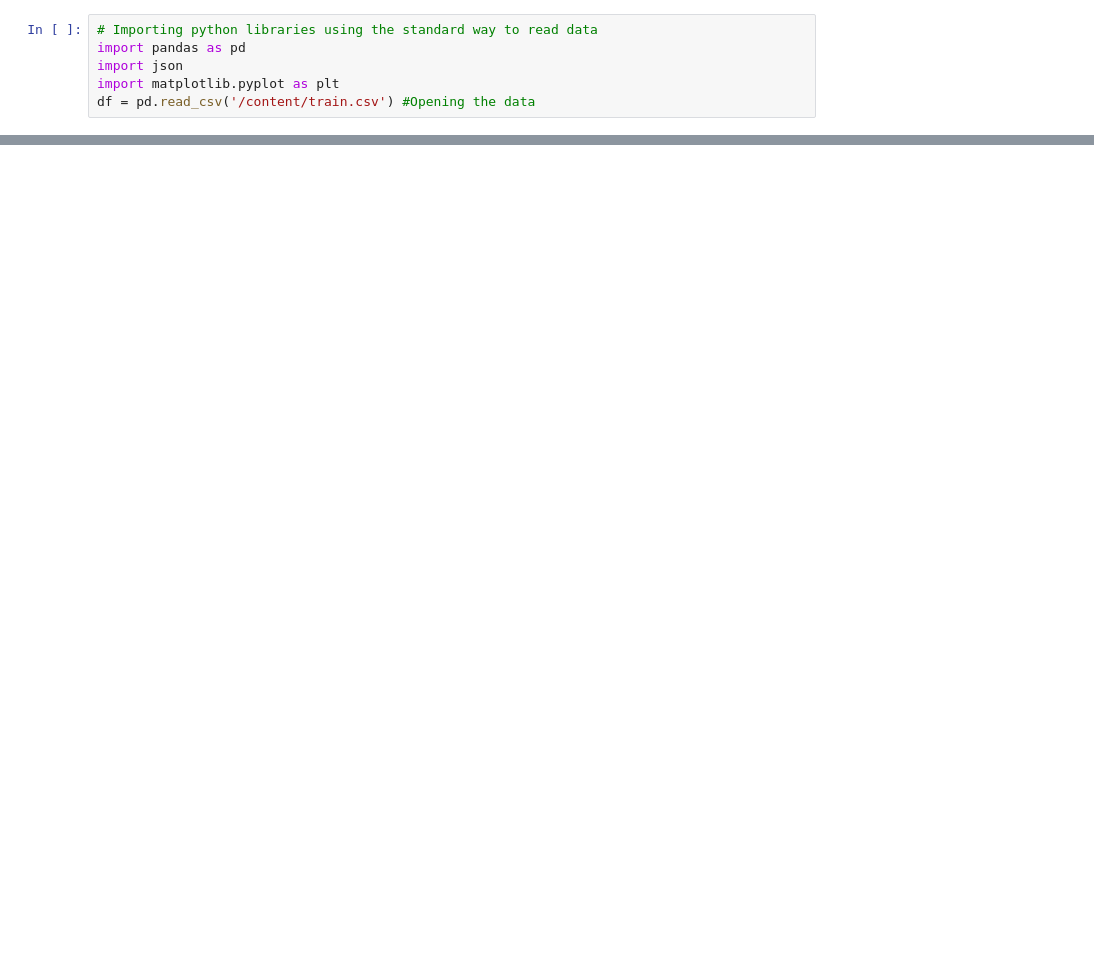
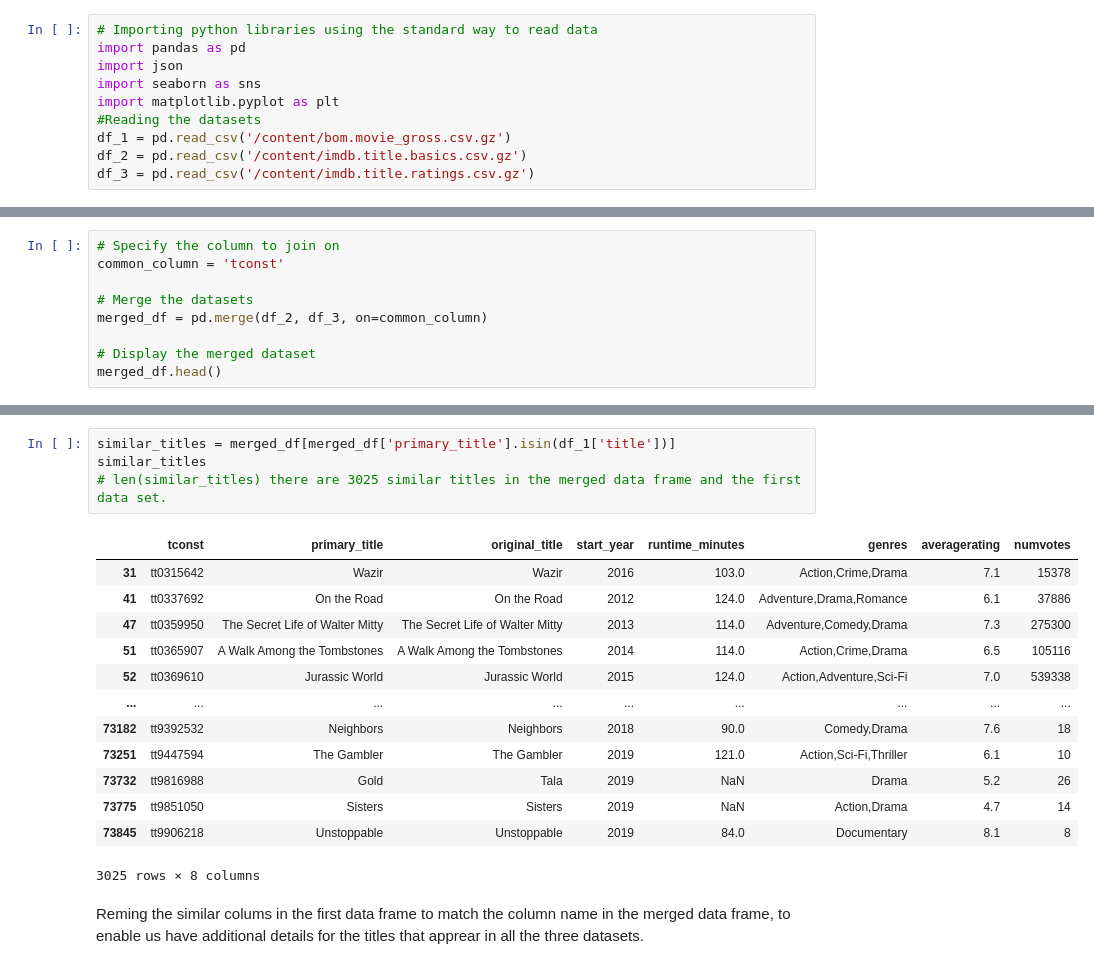
Before and after one commit to vmicheni123/dsc-dictionaries-lab, a Jupyter notebook: Valerian_Project.ipynb, the cells around one changed output, grey strips where cells are left out. Drawn from its saved outputs; the diff is of its cells as text; blank space fills up the shorter version.

```diff
--- a/Valerian_Project.ipynb
+++ b/Valerian_Project.ipynb
@@ -15,5 +24,9 @@ This Project is to support Microsoft in venturing into video content creation. I
 # Importing python libraries using the standard way to read data
 import pandas as pd
 import json
+import seaborn as sns
 import matplotlib.pyplot as plt
-df = pd.read_csv('/content/train.csv') #Opening the data
+#Reading the datasets
+df_1 = pd.read_csv('/content/bom.movie_gross.csv.gz')
+df_2 = pd.read_csv('/content/imdb.title.basics.csv.gz')
+df_3 = pd.read_csv('/content/imdb.title.ratings.csv.gz')
@@ -54,0 +73,9 @@ df[selected_colums].describe()
+# %%
+# Specify the column to join on
+common_column = 'tconst'
+
+# Merge the datasets
+merged_df = pd.merge(df_2, df_3, on=common_column)
+
+# Display the merged dataset
+merged_df.head()
@@ -54,0 +89,20 @@ df[selected_colums].describe()
+# %%
+similar_titles = merged_df[merged_df['primary_title'].isin(df_1['title'])]
+similar_titles
+# len(similar_titles) there are 3025 similar titles in the merged data frame and the first data set.
+# %% [output]
+|  | tconst | primary_title | original_title | start_year | runtime_minutes | genres | averagerating | numvotes |
+| 31 | tt0315642 | Wazir | Wazir | 2016 | 103.0 | Action,Crime,Drama | 7.1 | 15378 |
+| 41 | tt0337692 | On the Road | On the Road | 2012 | 124.0 | Adventure,Drama,Romance | 6.1 | 37886 |
+| 47 | tt0359950 | The Secret Life of Walter Mitty | The Secret Life of Walter Mitty | 2013 | 114.0 | Adventure,Comedy,Drama | 7.3 | 275300 |
+| 51 | tt0365907 | A Walk Among the Tombstones | A Walk Among the Tombstones | 2014 | 114.0 | Action,Crime,Drama | 6.5 | 105116 |
+| 52 | tt0369610 | Jurassic World | Jurassic World | 2015 | 124.0 | Action,Adventure,Sci-Fi | 7.0 | 539338 |
+| ... | ... | ... | ... | ... | ... | ... | ... | ... |
+| 73182 | tt9392532 | Neighbors | Neighbors | 2018 | 90.0 | Comedy,Drama | 7.6 | 18 |
+| 73251 | tt9447594 | The Gambler | The Gambler | 2019 | 121.0 | Action,Sci-Fi,Thriller | 6.1 | 10 |
+| 73732 | tt9816988 | Gold | Tala | 2019 | NaN | Drama | 5.2 | 26 |
+| 73775 | tt9851050 | Sisters | Sisters | 2019 | NaN | Action,Drama | 4.7 | 14 |
+| 73845 | tt9906218 | Unstoppable | Unstoppable | 2019 | 84.0 | Documentary | 8.1 | 8 |
+3025 rows × 8 columns
+# %% [markdown]
+Reming the similar colums in the first data frame to match the column name in the merged data frame, to enable us have additional details for the titles that apprear in all the three datasets.
```
Also changed, not shown: parts of 18 cells of this notebook.
